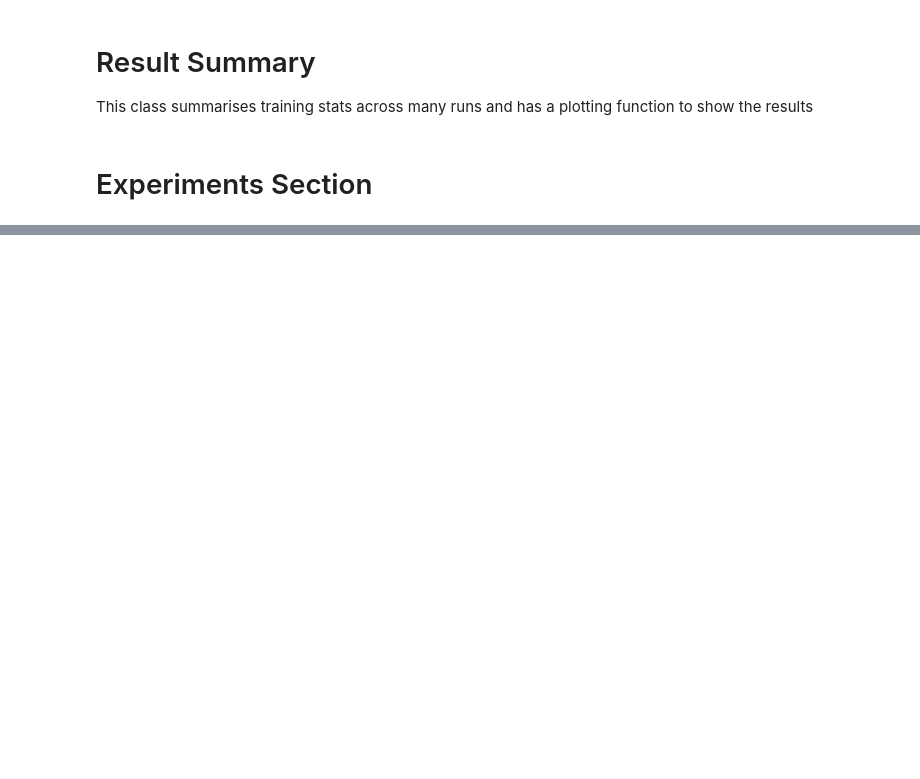
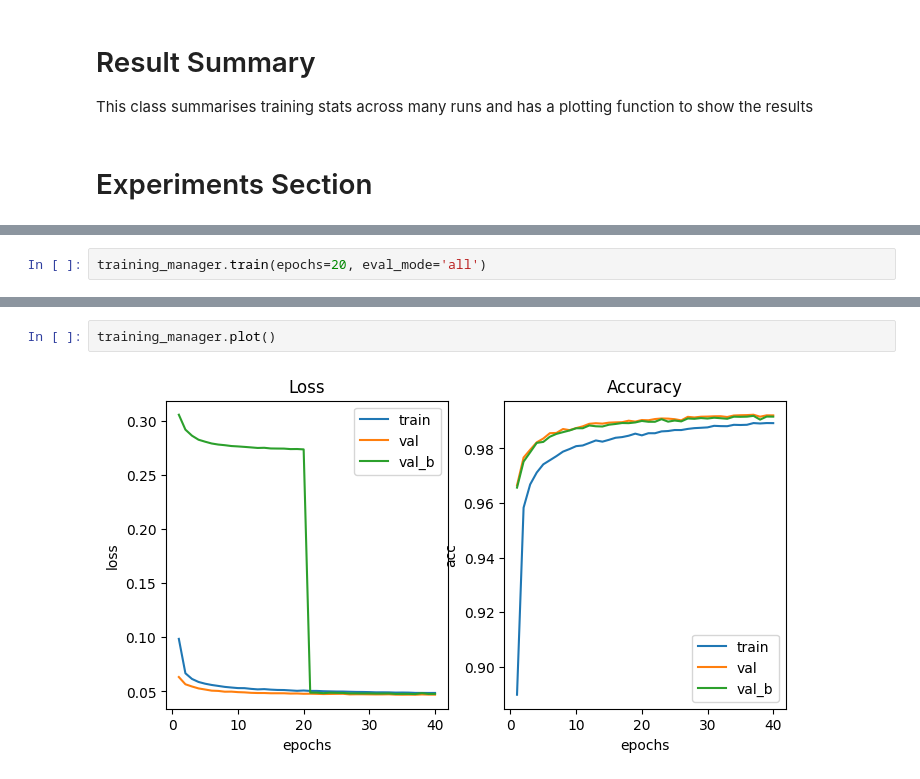
Before and after one commit to LeonY117/msc_project, a Jupyter notebook: notebooks/MC_Dropout.ipynb, the cells around one changed output, grey strips where cells are left out. Cells and saved outputs as stored; diff of their text form; blank space fills up the shorter version.

```diff
--- a/notebooks/MC_Dropout.ipynb
+++ b/notebooks/MC_Dropout.ipynb
@@ -67,0 +1065,2 @@ This class summarises training stats across many runs and has a plotting functio
+# %%
+training_manager.train(epochs=20, eval_mode='all')
@@ -67,0 +1117,4 @@ This class summarises training stats across many runs and has a plotting functio
+# %%
+training_manager.plot()
+# %% [output]
+[figure, added]
```
Also changed, not shown: parts of 74 cells of this notebook.
